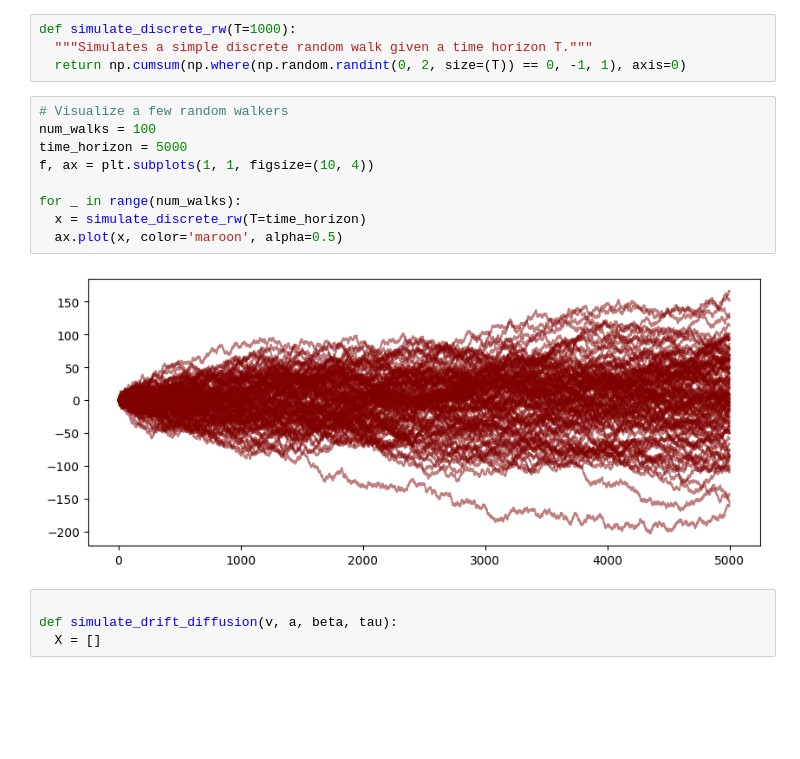
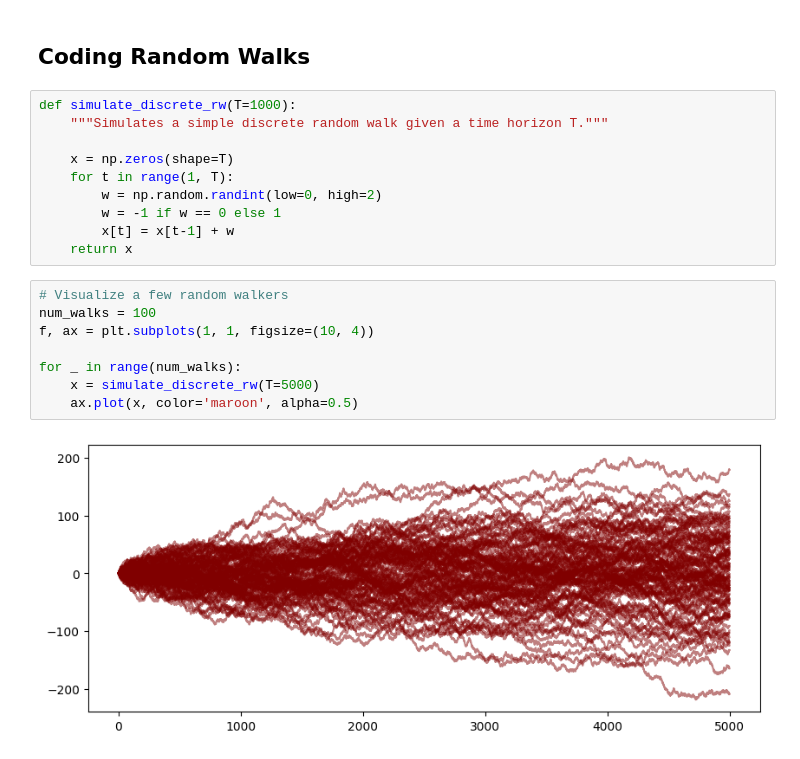
Before and after one commit to drew-schiller/cognitive-modeling, a Jupyter notebook: more_practice/response_times_and_walks_ca.ipynb, the cells around one changed output. Saved outputs shown, nothing was run; the diff lists cells and outputs as text; blank space fills up the shorter version.

Commit message:
New response times notebook

```diff
--- a/more_practice/response_times_and_walks_ca.ipynb
+++ b/more_practice/response_times_and_walks_ca.ipynb
@@ -5,19 +32,22 @@ import matplotlib.pyplot as plt
+# %% [markdown]
+## Coding Random Walks
 # %%
 def simulate_discrete_rw(T=1000):
-  """Simulates a simple discrete random walk given a time horizon T."""
-  return np.cumsum(np.where(np.random.randint(0, 2, size=(T)) == 0, -1, 1), axis=0)
+    """Simulates a simple discrete random walk given a time horizon T."""
+
+    x = np.zeros(shape=T)
+    for t in range(1, T):
+        w = np.random.randint(low=0, high=2)
+        w = -1 if w == 0 else 1
+        x[t] = x[t-1] + w
+    return x
 # %%
 # Visualize a few random walkers
 num_walks = 100
-time_horizon = 5000
 f, ax = plt.subplots(1, 1, figsize=(10, 4))
 
 for _ in range(num_walks):
-  x = simulate_discrete_rw(T=time_horizon)
-  ax.plot(x, color='maroon', alpha=0.5)
+    x = simulate_discrete_rw(T=5000)
+    ax.plot(x, color='maroon', alpha=0.5)
 # %% [output]
-[figure, old version]
+[figure, new version]
-# %%
-
-def simulate_drift_diffusion(v, a, beta, tau):
-  X = []
```
Also changed, not shown: parts of 19 cells of this notebook, 2 other files.
